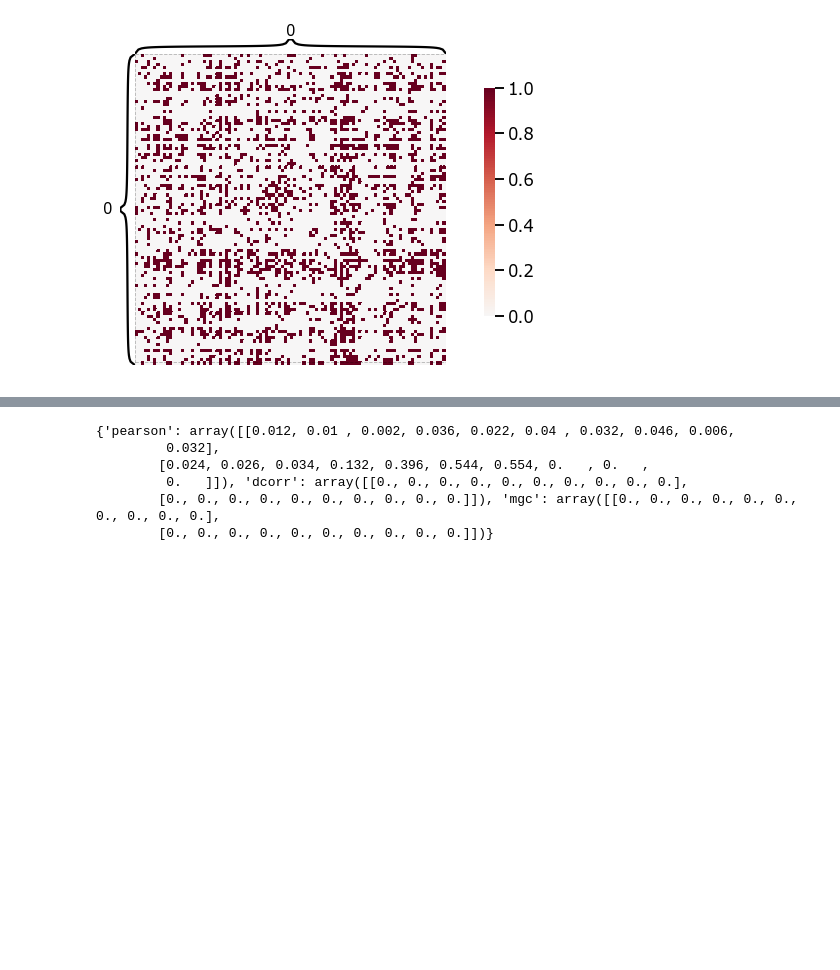
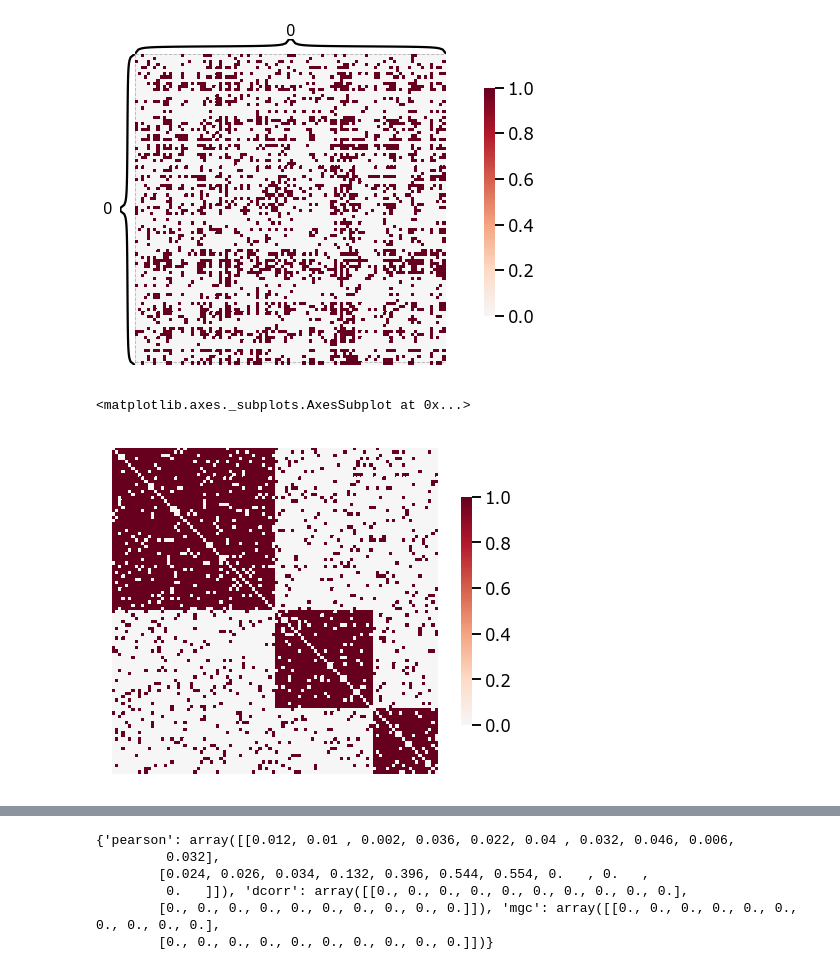
Before and after one commit to junhaobearxiong/graph_independence_test, a Jupyter notebook: notebooks/2019-04-17_permute_vertex.ipynb, the cells around one changed output, grey strips where cells are left out. Cells and saved outputs as stored; diff of their text form; code cells hidden in the pictures; blank space fills up the shorter version.

```diff
--- a/notebooks/2019-04-17_permute_vertex_rdpg.ipynb
+++ b/notebooks/2019-04-17_permute_vertex.ipynb
@@ -110,2 +113,7 @@ A, B = rho_sbm_diff_block(0.3, k=[50, 30, 20], AL=sbm_params(setting='k_block',
 # %%
 block_assignment = estimate_block_assignment(A, B, k=3, num_repeats=1)
+# %%
+heatmap(A, figsize=(8,6))
+# %% [output]
+<matplotlib.axes._subplots.AxesSubplot at 0x...>
+[figure, added]
```
Also changed, not shown: parts of 10 cells of this notebook, 3 other files.
